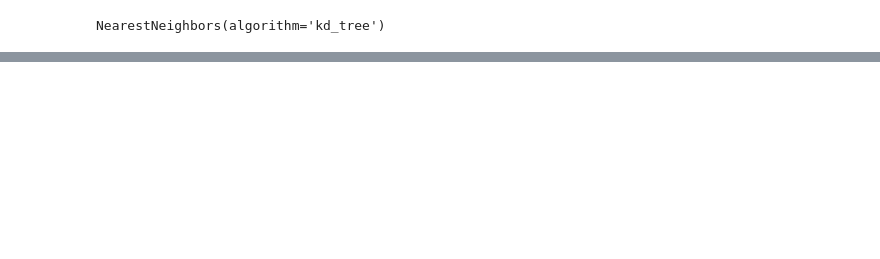
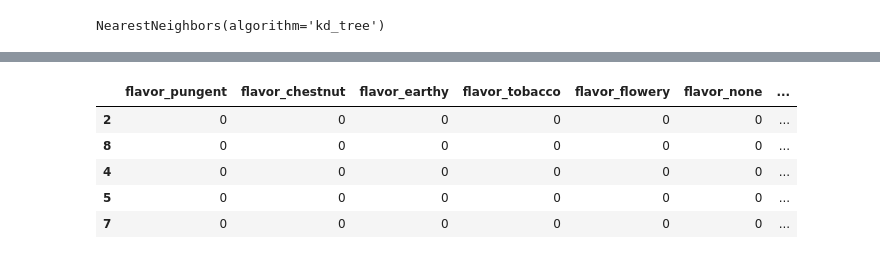
Before and after one commit to Indrejue/DS_20_and_21_TT9, a Jupyter notebook: Antony_ML_model.ipynb, the cells around one changed output, grey strips where cells are left out. Drawn from its saved outputs; the diff is of its cells as text; code cells hidden in the pictures; blank space fills up the shorter version.

```diff
--- a/Antony_ML_model.ipynb
+++ b/Antony_ML_model.ipynb
@@ -55,0 +72,9 @@ NearestNeighbors(algorithm='kd_tree')
+# %%
+weed_data.iloc[indexs]
+# %% [output]
+|  | flavor_pungent | flavor_chestnut | flavor_earthy | flavor_tobacco | flavor_flowery | flavor_none | ... |
+| 2 | 0 | 0 | 0 | 0 | 0 | 0 | ... |
+| 8 | 0 | 0 | 0 | 0 | 0 | 0 | ... |
+| 4 | 0 | 0 | 0 | 0 | 0 | 0 | ... |
+| 5 | 0 | 0 | 0 | 0 | 0 | 0 | ... |
+| 7 | 0 | 0 | 0 | 0 | 0 | 0 | ... |
```
Also changed, not shown: parts of 15 cells of this notebook.
